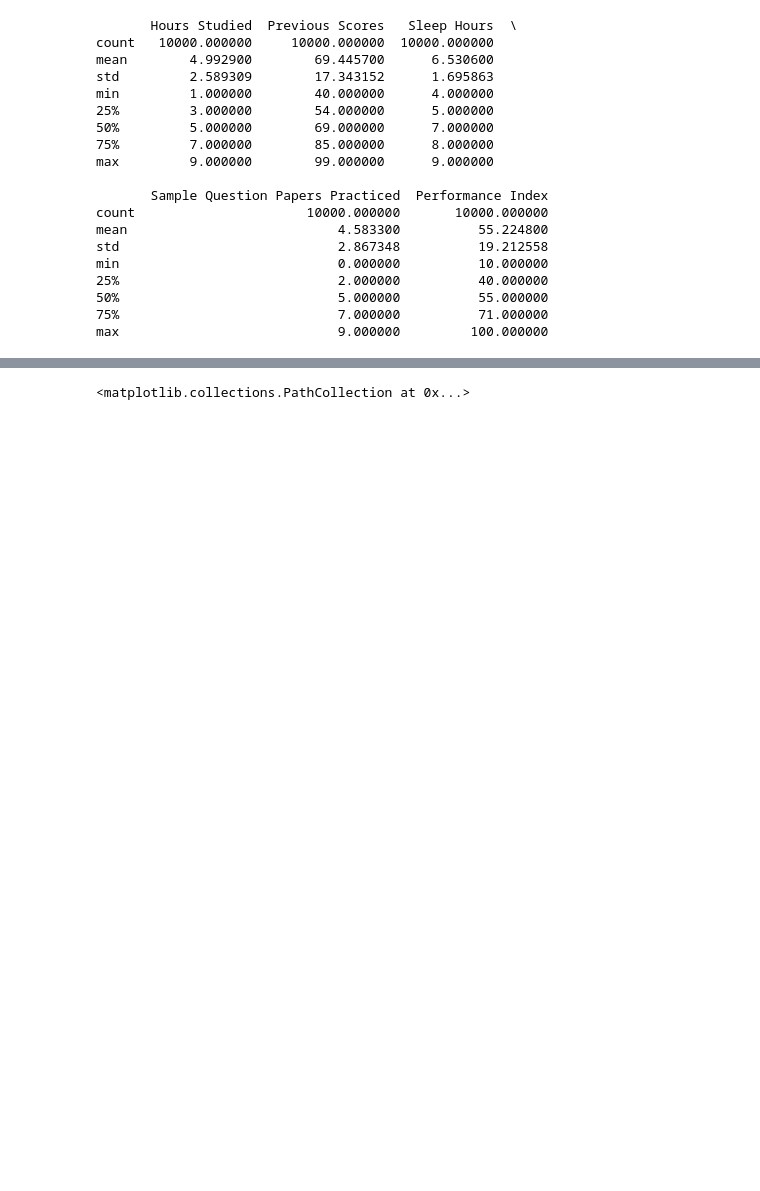
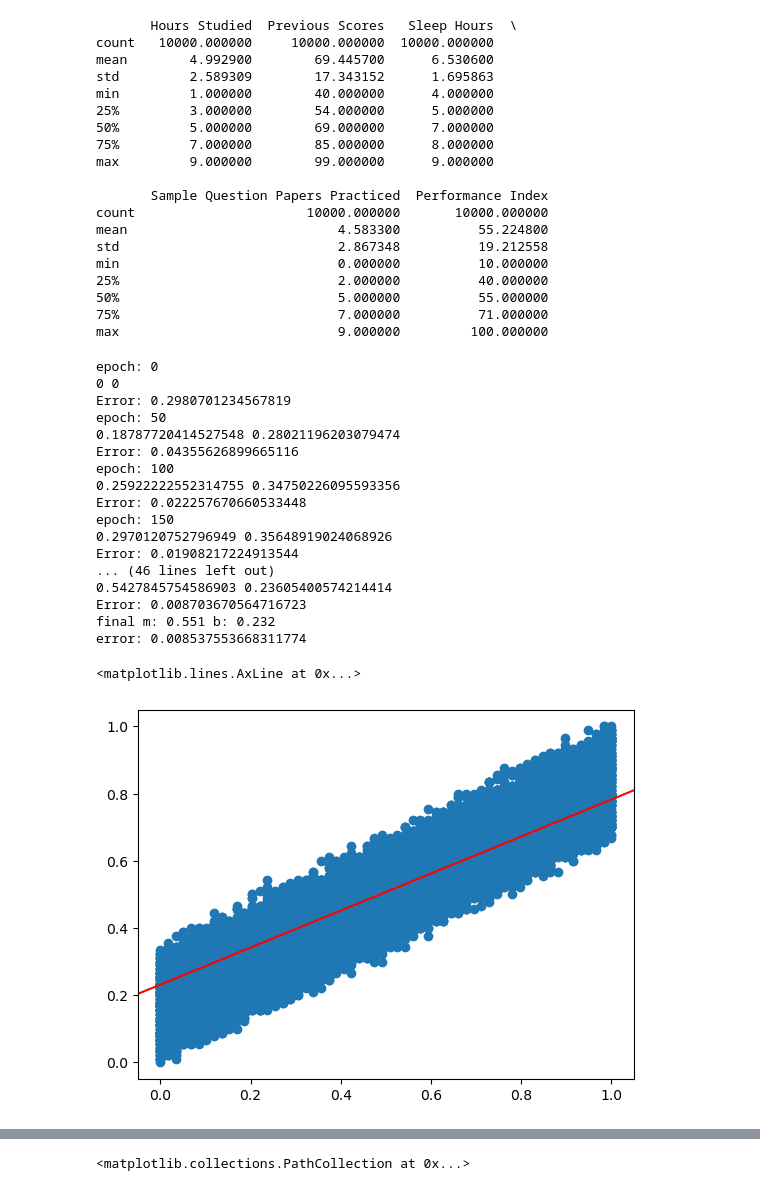
Before and after one commit to KylaYy/first-regression-model, a Jupyter notebook: NB01-DataProcessing.ipynb, the cells around one changed output, grey strips where cells are left out. Drawn from its saved outputs; the diff is of its cells as text; code cells hidden in the pictures; blank space fills up the shorter version.

Commit message:
Normalized data

```diff
--- a/NB01-DataProcessing.ipynb
+++ b/NB01-DataProcessing.ipynb
@@ -45,3 +45,18 @@ plt.scatter(points['Previous Scores'], points['Performance Index'])
 [figure]
 # %% [markdown]
 ### 2.1.1 Data normalization
+# %%
+points['Performance Index'].describe()
+points['Previous Scores'].describe()
+
+
+# Min max normalization
+min = points['Performance Index'].min()
+max = points['Performance Index'].max()
+points['norm_perfIndex'] = (points['Performance Index']-min)/(max - min)
+
+min = points['Previous Scores'].min()
+max = points['Previous Scores'].max()
+points['norm_prevScore'] = (points['Previous Scores']-min)/(max - min)
+
+points['norm_prevScore'].describe()
@@ -109,6 +175,61 @@ min                            0.000000          10.000000
 50%                            5.000000          55.000000
 75%                            7.000000          71.000000
 max                            9.000000         100.000000
+# %%
+# Redoing with normalized values
+
+m = 0
+b = 0
+L = 0.01   #'step' size
+epochs = 1000   #number of iterations
+
+# best so far: L = 0.005, epochs = 300
+
+# Lists of
+m_list = []
+b_list = []
+
+for i in range(epochs):
+    if i % 50 == 0:
+        print(f'epoch: {i}')
+        print(m, b)
+        print("Error:", norm_loss(m, b, points))
+    m, b = norm_gradient(m, b, points, L)
+
+    m_list.append(m)
+    b_list.append(b)
+estimators = pd.DataFrame({"m": m_list,
+                           "b": b_list})
+estimators.reset_index(drop=True, inplace=True)
+
+error = norm_loss(m, b, points)
+
+print("final m:", round(m, 3), "b:", round(b, 3))
+print("error:", error)
+
+plt.scatter(points['norm_prevScore'], points['norm_perfIndex'])
+#plt.plot(list(range(0, 1, 0.1)), [m * x + b for x in range(0, 1, 0,1)], color='red')
+plt.axline((0, b), slope=m, color='red')
+# %% [output]
+epoch: 0
+0 0
+Error: 0.2980701234567819
+epoch: 50
+0.18787720414527548 0.28021196203079474
+Error: 0.04355626899665116
+epoch: 100
+0.25922222552314755 0.34750226095593356
+Error: 0.022257670660533448
+epoch: 150
+0.2970120752796949 0.35648919024068926
+Error: 0.01908217224913544
+... (46 lines left out)
+0.5427845754586903 0.23605400574214414
+Error: 0.008703670564716723
+final m: 0.551 b: 0.232
+error: 0.008537553668311774
+<matplotlib.lines.AxLine at 0x...>
+[figure, added]
 # %%
 # Defining starting and iteration values
 
```
Also changed, not shown: parts of 6 cells of this notebook.
